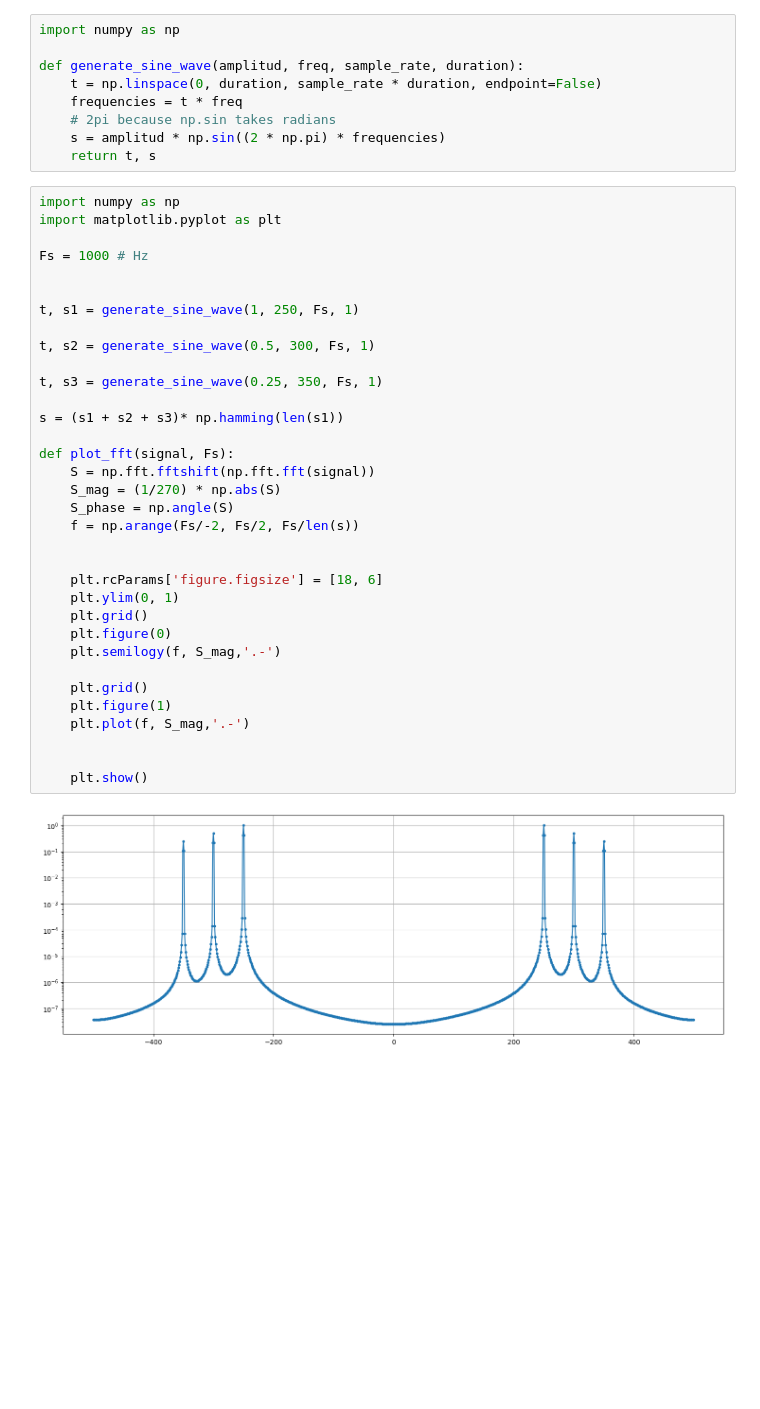
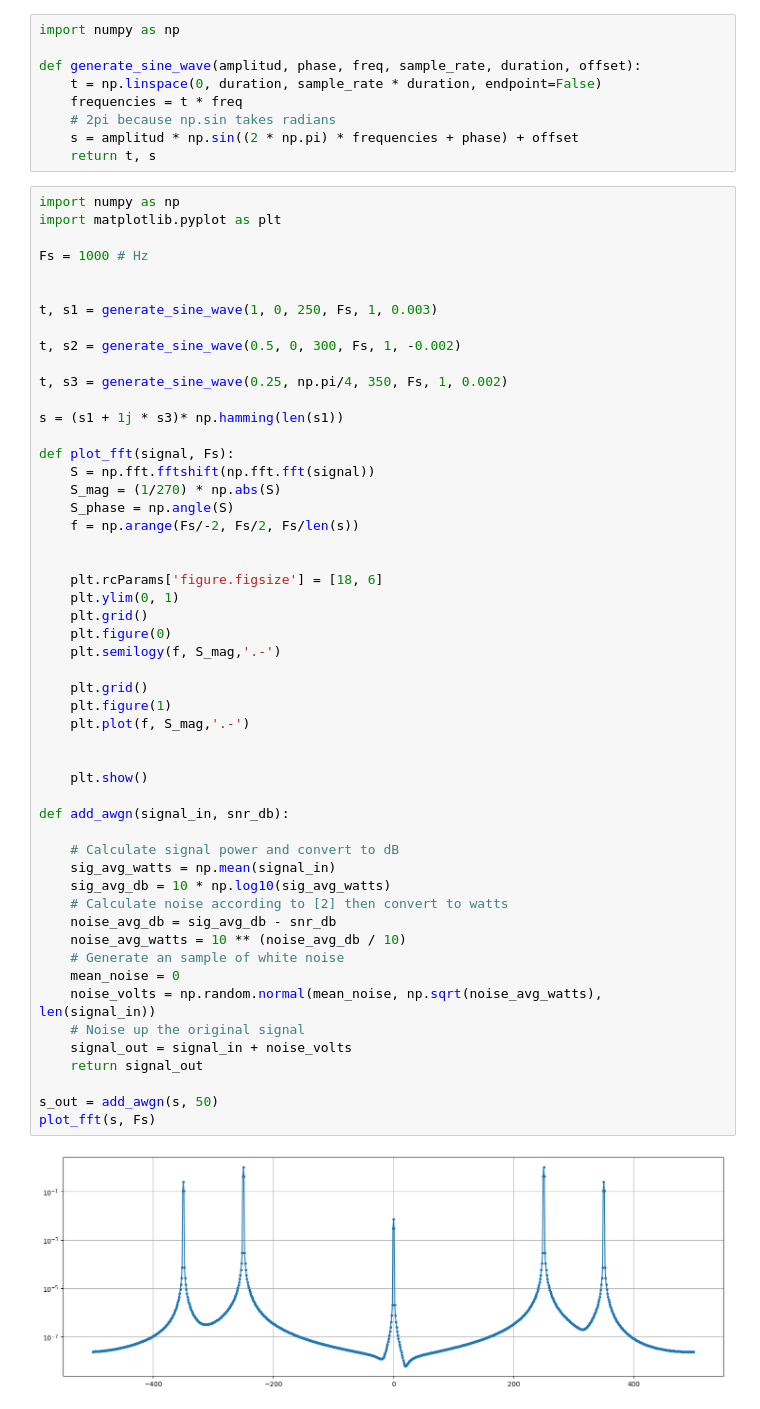
Before and after one commit to jsanchezalmagro/pysdr, a Jupyter notebook: fft.ipynb, the cells around one changed output. Drawn from its saved outputs; the diff is of its cells as text; blank space fills up the shorter version.

```diff
--- a/fft.ipynb
+++ b/fft.ipynb
@@ -1,45 +1,63 @@
 # %%
 import numpy as np
 
-def generate_sine_wave(amplitud, freq, sample_rate, duration):
+def generate_sine_wave(amplitud, phase, freq, sample_rate, duration, offset):
     t = np.linspace(0, duration, sample_rate * duration, endpoint=False)
     frequencies = t * freq
     # 2pi because np.sin takes radians
-    s = amplitud * np.sin((2 * np.pi) * frequencies)
+    s = amplitud * np.sin((2 * np.pi) * frequencies + phase) + offset
     return t, s
 # %%
 import numpy as np
 import matplotlib.pyplot as plt
 
 Fs = 1000 # Hz
 
 
-t, s1 = generate_sine_wave(1, 250, Fs, 1)
+t, s1 = generate_sine_wave(1, 0, 250, Fs, 1, 0.003)
 
-t, s2 = generate_sine_wave(0.5, 300, Fs, 1)
+t, s2 = generate_sine_wave(0.5, 0, 300, Fs, 1, -0.002)
 
-t, s3 = generate_sine_wave(0.25, 350, Fs, 1)
+t, s3 = generate_sine_wave(0.25, np.pi/4, 350, Fs, 1, 0.002)
 
-s = (s1 + s2 + s3)* np.hamming(len(s1))
+s = (s1 + 1j * s3)* np.hamming(len(s1))
 
 def plot_fft(signal, Fs):
     S = np.fft.fftshift(np.fft.fft(signal))
     S_mag = (1/270) * np.abs(S)
     S_phase = np.angle(S)
     f = np.arange(Fs/-2, Fs/2, Fs/len(s))
 
 
     plt.rcParams['figure.figsize'] = [18, 6]
     plt.ylim(0, 1)
     plt.grid()
     plt.figure(0)
     plt.semilogy(f, S_mag,'.-')
 
     plt.grid()
     plt.figure(1)
     plt.plot(f, S_mag,'.-')
 
 
     plt.show()
+
+def add_awgn(signal_in, snr_db):
+
+    # Calculate signal power and convert to dB
+    sig_avg_watts = np.mean(signal_in)
+    sig_avg_db = 10 * np.log10(sig_avg_watts)
+    # Calculate noise according to [2] then convert to watts
+    noise_avg_db = sig_avg_db - snr_db
+    noise_avg_watts = 10 ** (noise_avg_db / 10)
+    # Generate an sample of white noise
+    mean_noise = 0
+    noise_volts = np.random.normal(mean_noise, np.sqrt(noise_avg_watts), len(signal_in))
+    # Noise up the original signal
+    signal_out = signal_in + noise_volts
+    return signal_out
+
+s_out = add_awgn(s, 50)
+plot_fft(s, Fs)
 # %% [output]
-[figure, old version]
+[figure, new version]
```
Also changed, not shown: parts of 1 cell of this notebook.
